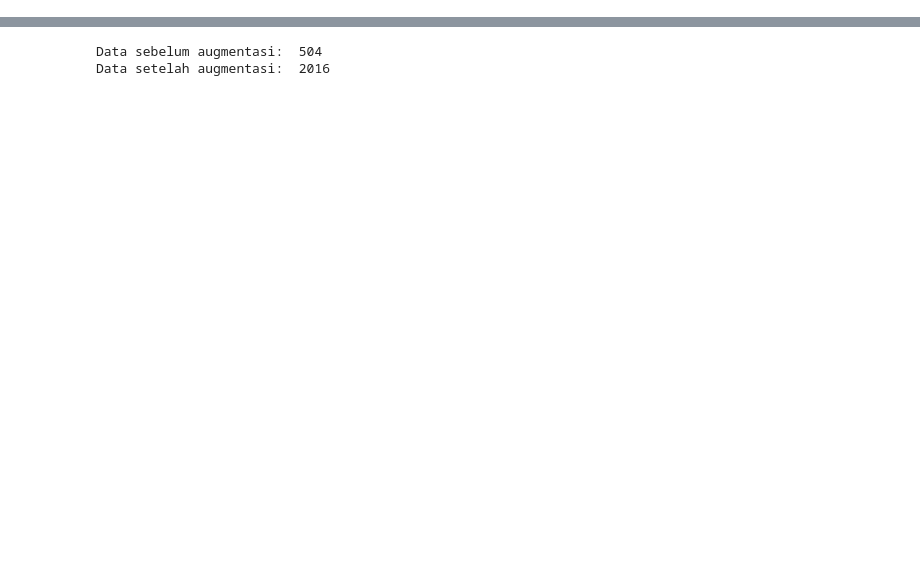
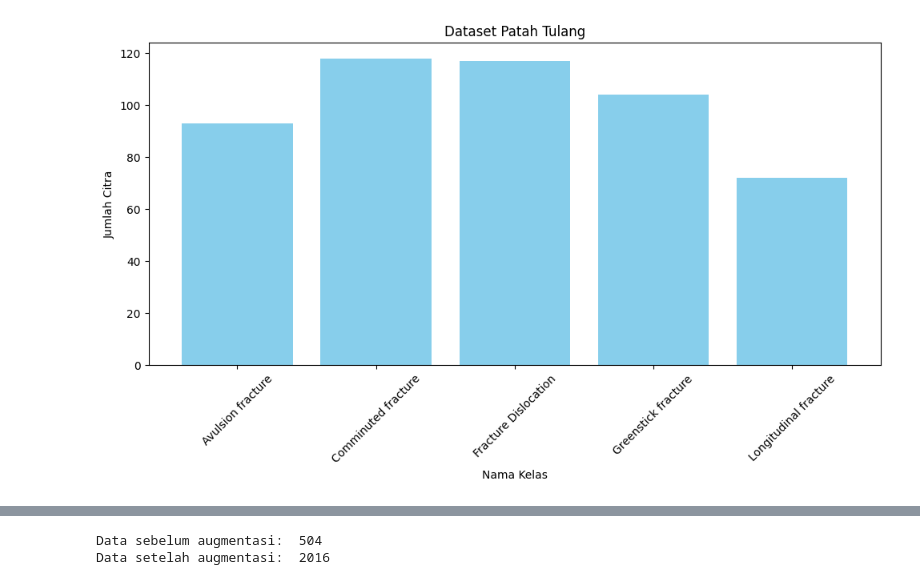
Before and after one commit to Chris-taa/PCD-21, a Jupyter notebook: percobaan3.ipynb, the cells around one changed output, grey strips where cells are left out. Drawn from its saved outputs; the diff is of its cells as text; code cells hidden in the pictures; blank space fills up the shorter version.

```diff
--- a/percobaan3.ipynb
+++ b/percobaan3.ipynb
@@ -17,18 +35,48 @@ import seaborn as sns
 # %%
 data = []
 labels = []
 file_name = []
+
+# Load data dari folder dataset
 for sub_folder in os.listdir("dataset\\"):
-    sub_folder_files = os.listdir(os.path.join("dataset\\", sub_folder))
-    for i, filename in enumerate(sub_folder_files):
-        img_path = os.path.join("dataset\\", sub_folder, filename)
+    sub_folder_path = os.path.join("dataset\\", sub_folder)
+    if not os.path.isdir(sub_folder_path):
+        continue  # skip kalau bukan folder
+    sub_folder_files = os.listdir(sub_folder_path)
+    for filename in sub_folder_files:
+        img_path = os.path.join(sub_folder_path, filename)
         img = cv.imread(img_path)
+        if img is None:
+            print(f"Warning: gagal load {img_path}")
+            continue
         img = cv.resize(img, (512,512))
 
         data.append(img)
         labels.append(sub_folder)
-        name = os.path.splitext(filename)[0]
         file_name.append(filename)
 
 data = np.array(data)
 labels = np.array(labels)
+
+# Hitung jumlah data tiap kelas manual
+class_count = {}
+for label in labels:
+    if label in class_count:
+        class_count[label] += 1
+    else:
+        class_count[label] = 1
+
+label = list(class_count.keys())
+jumlah = list(class_count.values())
+
+# Plot diagram batang
+plt.figure(figsize=(10,6))
+plt.bar(label, jumlah, color='skyblue')
+plt.title("Dataset Patah Tulang")
+plt.xlabel("Nama Kelas")
+plt.ylabel("Jumlah Citra")
+plt.xticks(rotation=45)
+plt.tight_layout()
+plt.show()
+# %% [output]
+[figure, added]
```
Also changed, not shown: parts of 72 cells of this notebook, 2 other files.
